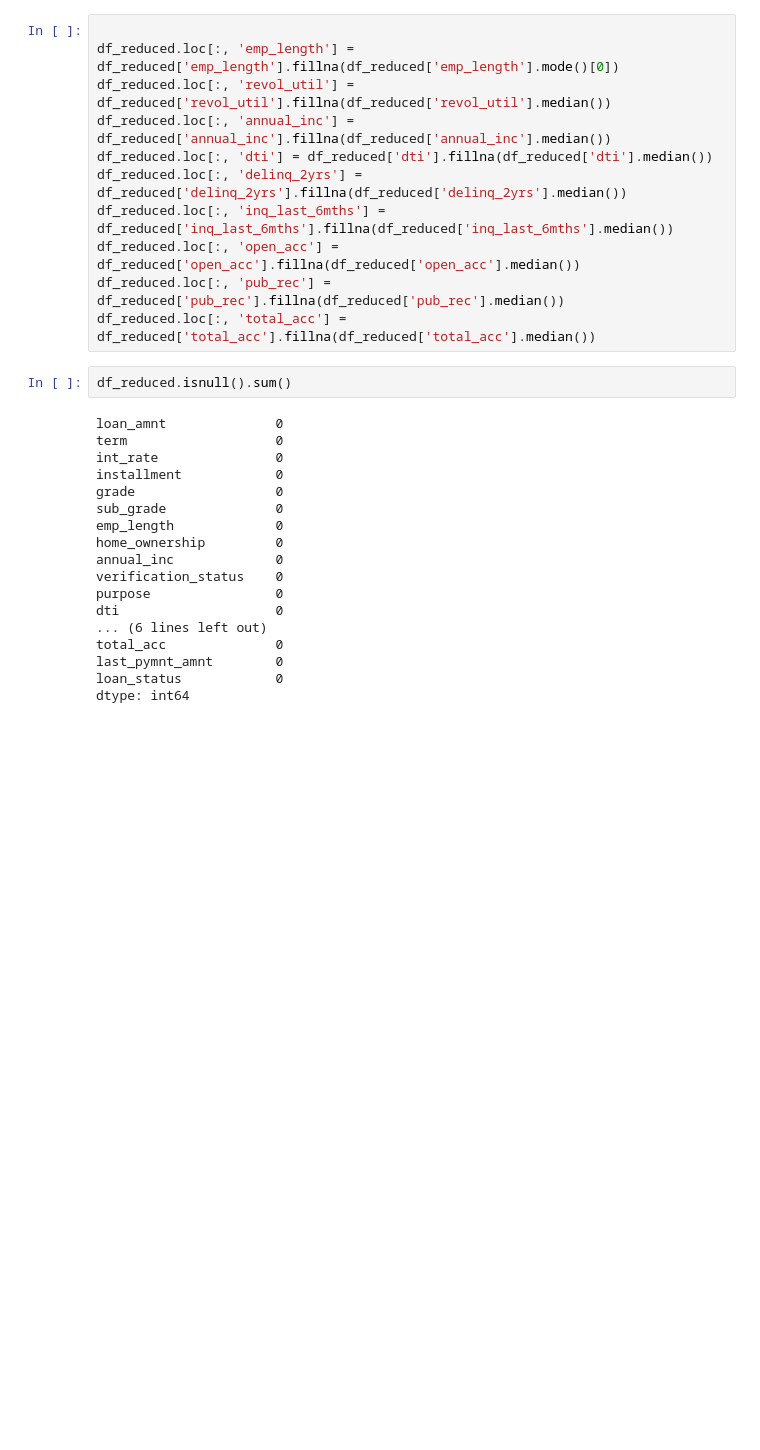
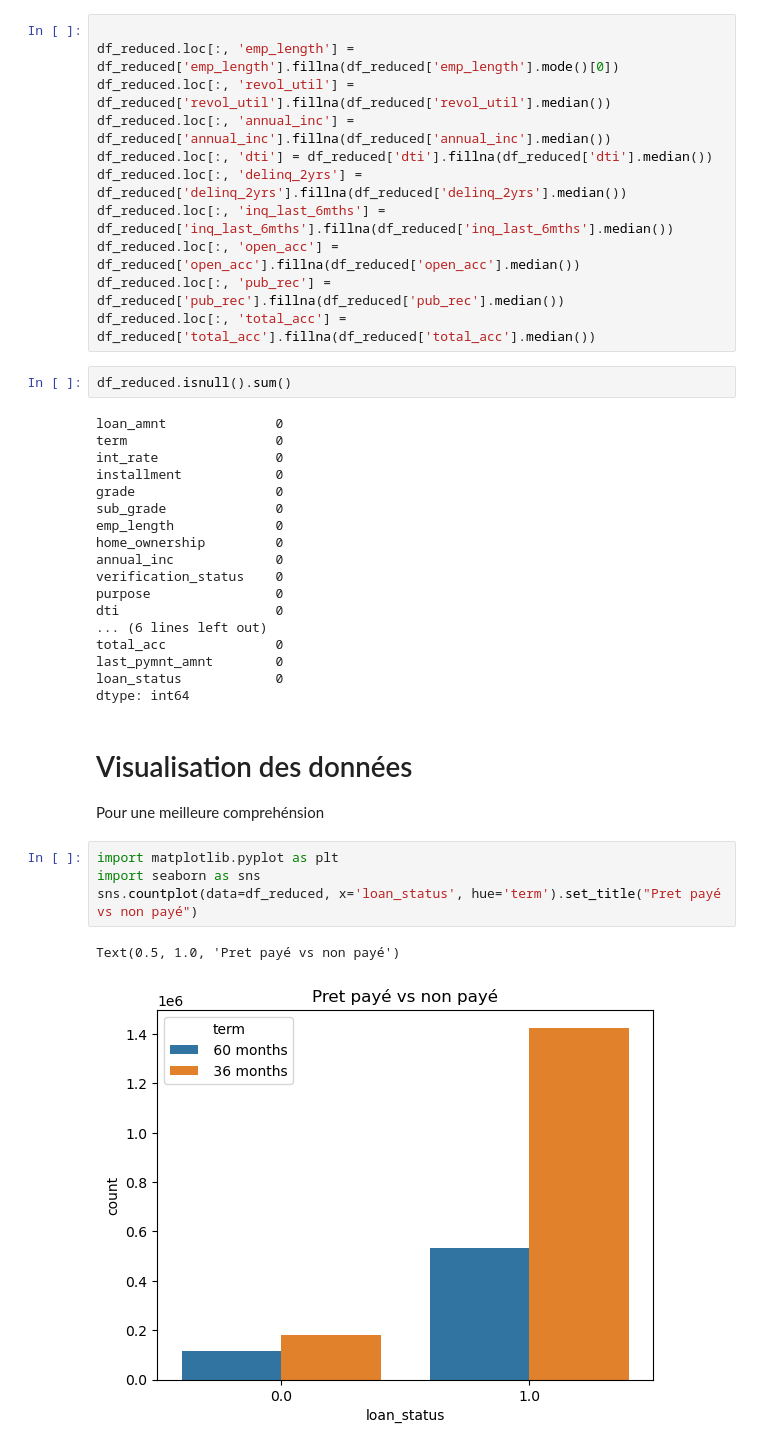
Before and after one commit to 10969shirazu/loan-eligibility-app, a Jupyter notebook: notebooks/data_exploration.ipynb, the cells around one changed output. Saved outputs shown, nothing was run; the diff lists cells and outputs as text; blank space fills up the shorter version.

```diff
--- a/notebooks/data_exploration.ipynb
+++ b/notebooks/data_exploration.ipynb
@@ -255,3 +235,13 @@ total_acc              0
 last_pymnt_amnt        0
 loan_status            0
 dtype: int64
+# %% [markdown]
+# Visualisation des données
+Pour une meilleure comprehénsion
+# %%
+import matplotlib.pyplot as plt
+import seaborn as sns
+sns.countplot(data=df_reduced, x='loan_status', hue='term').set_title("Pret payé vs non payé")
+# %% [output]
+Text(0.5, 1.0, 'Pret payé vs non payé')
+[figure, added]
```
Also changed, not shown: parts of 8 cells of this notebook.
